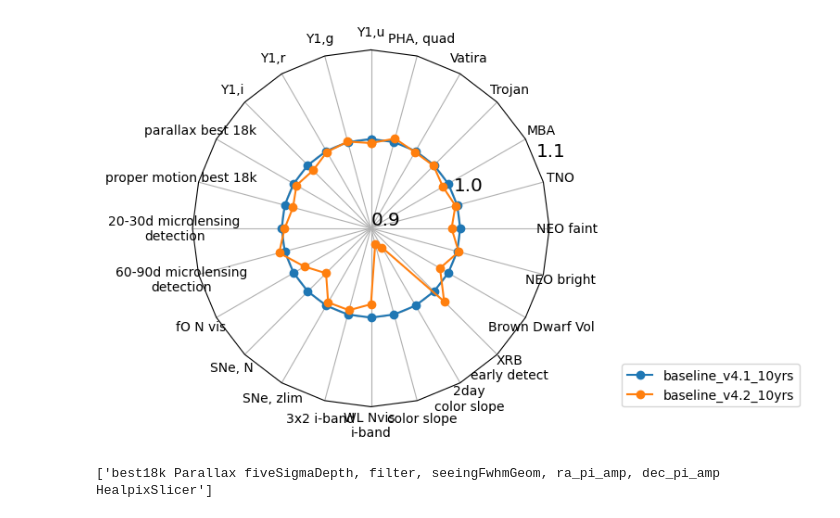
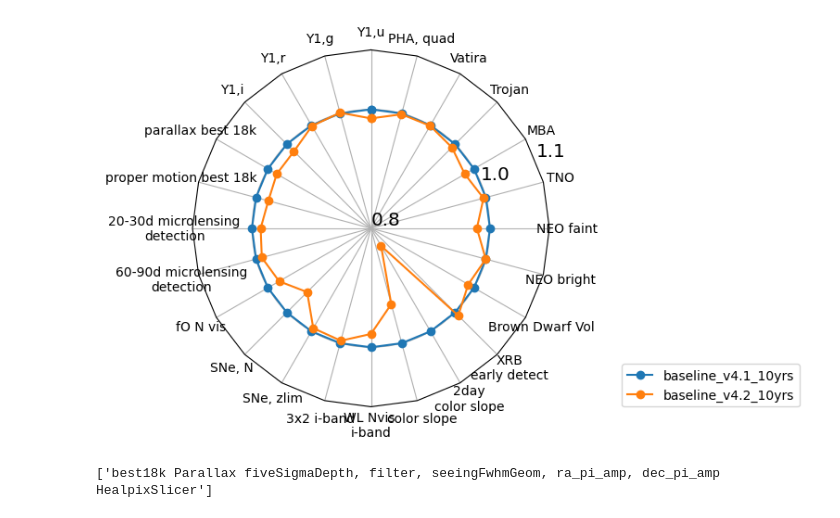
Before and after one commit to lsst-sims/sims_featureScheduler_runs4.2, a Jupyter notebook: maf/quick_look.ipynb, the cells around one changed output. Drawn from its saved outputs; the diff is of its cells as text; code cells hidden in the pictures.

```diff
--- a/maf/quick_look.ipynb
+++ b/maf/quick_look.ipynb
@@ -210,9 +212,9 @@ fig, ax = radar(ndata, legend=True, rgrids=[0.7, 1.0, 1.1], bbox_to_anchor=(1.65
 # %%
 ndata = norm_df(data, runs, cols=data.columns.values.tolist(),
                 invert_cols=invert_cols, mag_cols = mag_cols, norm_run='baseline_v4.1_10yrs')
-fig, ax = radar(ndata, legend=True, rgrids=[0.9, 1.0, 1.1], bbox_to_anchor=(1.7, 0))
+fig, ax = radar(ndata, legend=True, rgrids=[0.8, 1.0, 1.1], bbox_to_anchor=(1.7, 0))
 # %% [output]
-[figure, old version]
+[figure, new version]
 # %%
 [col for col in data_loaded.columns if 'Parallax' in col and 'best18' in col]
 # %% [output]
```
Also changed, not shown: parts of 4 cells of this notebook, 1 other file.
